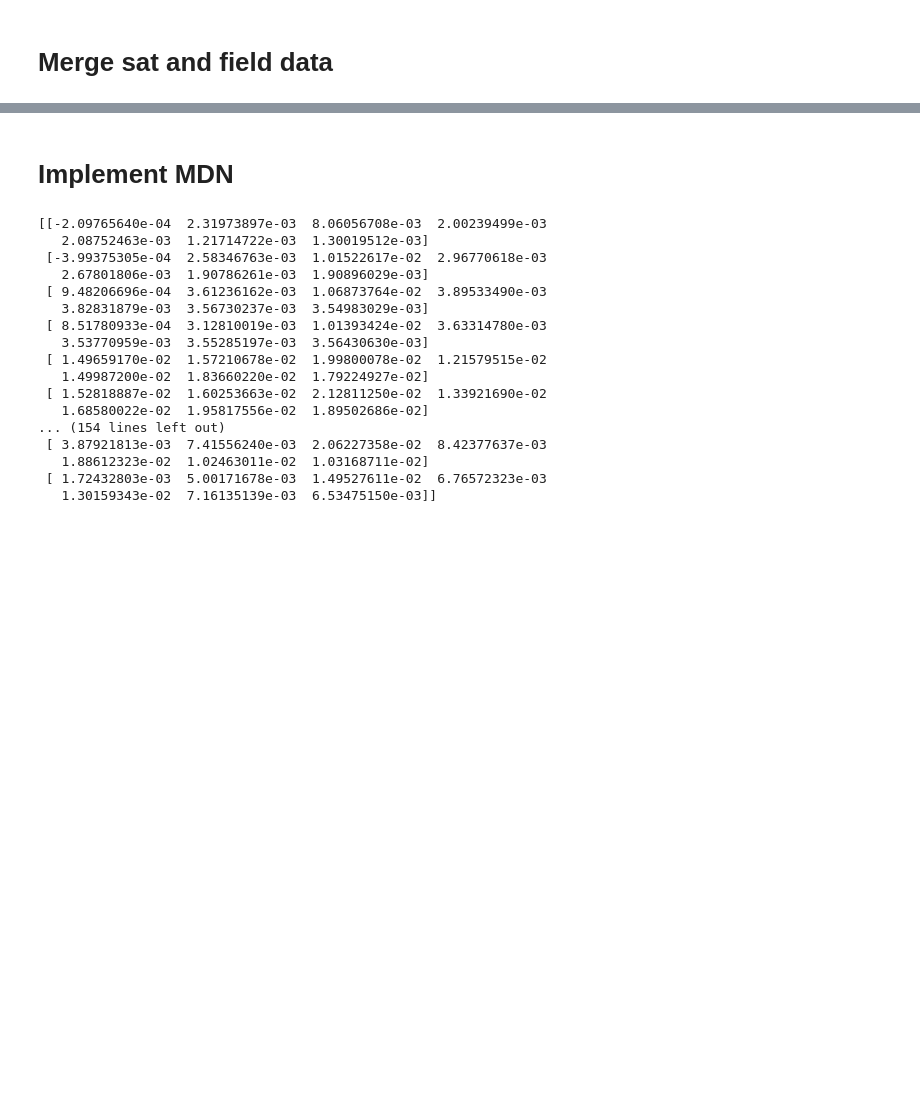
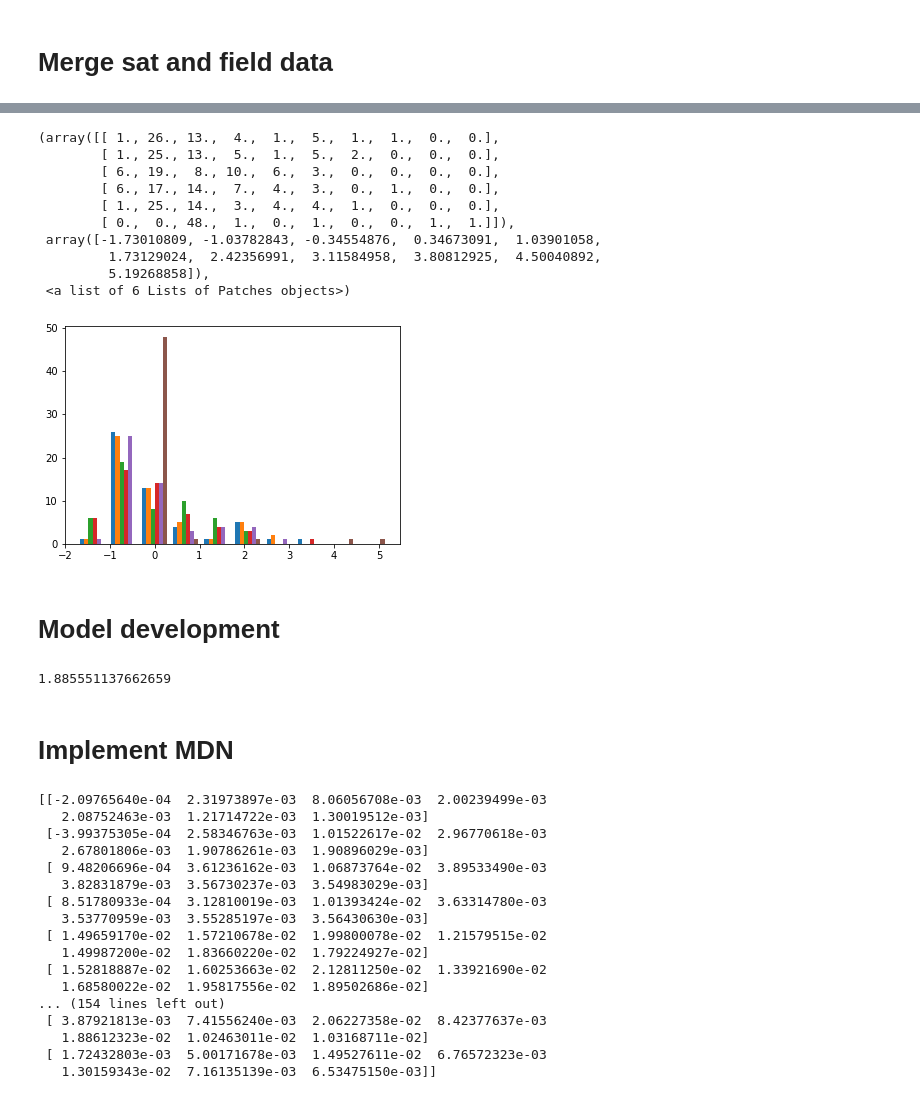
Before and after one commit to AmirM69/BPL_chla_modelling_RSdata, a Jupyter notebook: chla_prediction_SatData.ipynb, the cells around one changed output, grey strips where cells are left out. Drawn from its saved outputs; the diff is of its cells as text; code cells hidden in the pictures; blank space fills up the shorter version.

```diff
--- a/chla_prediction_SatData.ipynb
+++ b/chla_prediction_SatData.ipynb
@@ -241,0 +300,9 @@ samples
+# %%
+selected_features = []
+selected_features = added_ref[:6]
+#selected_features.append('SiteNumber')
+# selected_features.append('NDCI')
+# selected_features.append('M09')
+# selected_features.append('D05')
+X_sel = pd.DataFrame(X[selected_features])
+X_sel
@@ -241,0 +332,20 @@ samples
+# %%
+#from sklearn.preprocessing import scale
+from sklearn.preprocessing import StandardScaler
+scaler = StandardScaler()
+X_sel_standard = scaler.fit_transform(X_sel)
+plt.hist(X_sel_standard)
+# %% [output]
+(array([[ 1., 26., 13.,  4.,  1.,  5.,  1.,  1.,  0.,  0.],
+        [ 1., 25., 13.,  5.,  1.,  5.,  2.,  0.,  0.,  0.],
+        [ 6., 19.,  8., 10.,  6.,  3.,  0.,  0.,  0.,  0.],
+        [ 6., 17., 14.,  7.,  4.,  3.,  0.,  1.,  0.,  0.],
+        [ 1., 25., 14.,  3.,  4.,  4.,  1.,  0.,  0.,  0.],
+        [ 0.,  0., 48.,  1.,  0.,  1.,  0.,  0.,  1.,  1.]]),
+ array([-1.73010809, -1.03782843, -0.34554876,  0.34673091,  1.03901058,
+         1.73129024,  2.42356991,  3.11584958,  3.80812925,  4.50040892,
+         5.19268858]),
+ <a list of 6 Lists of Patches objects>)
+[figure, added]
+# %% [markdown]
+# Model development
@@ -241,0 +371,7 @@ samples
+# %%
+# cross validation and accuracy assessment of model
+from sklearn.model_selection import cross_val_score
+mae = 10**(-1 * cross_val_score(my_pipeline, X_sel, y_trans_log10, cv=5, scoring='neg_mean_absolute_error').mean())
+mae
+# %% [output]
+1.885551137662659
```
Also changed, not shown: parts of 39 cells of this notebook, 18 other files.
